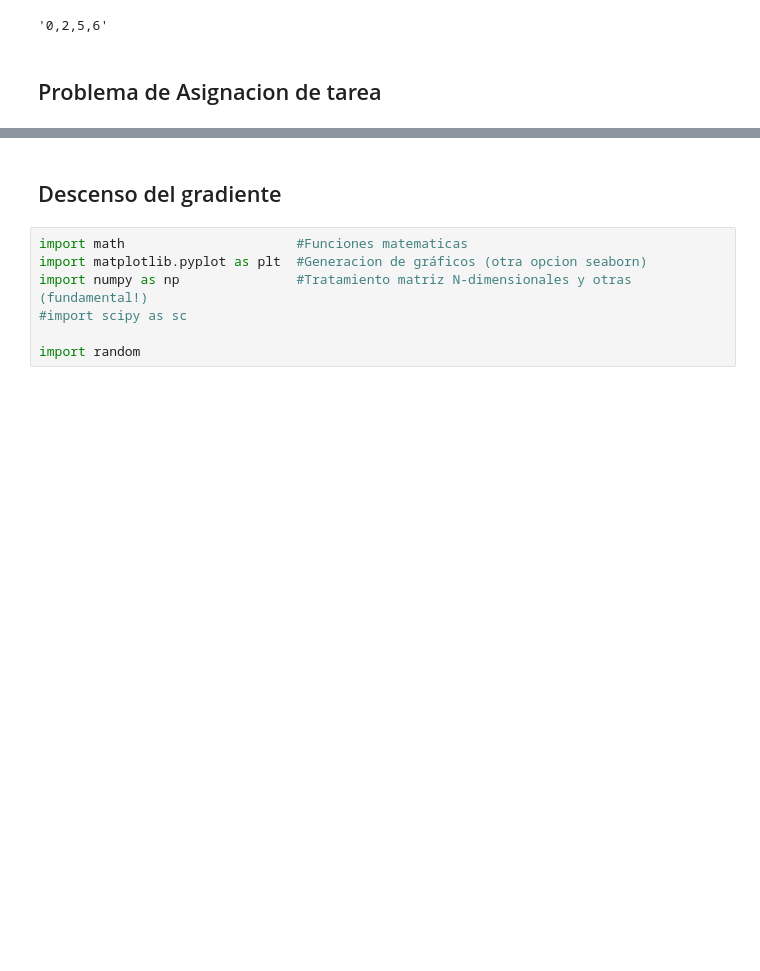
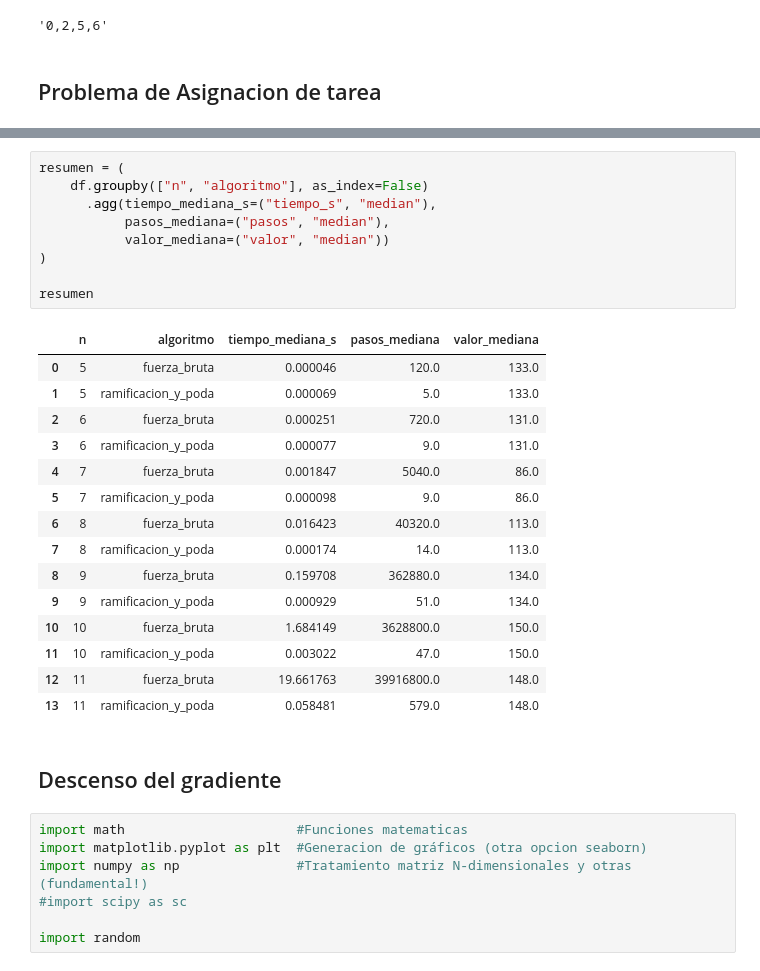
Before and after one commit to marcgpastor/03_MIAR_activitats, a Jupyter notebook: 02_Algoritmos_AG2.ipynb, the cells around one changed output, grey strips where cells are left out. Drawn from its saved outputs; the diff is of its cells as text; blank space fills up the shorter version.

```diff
--- a/02_Algoritmos_AG2.ipynb
+++ b/02_Algoritmos_AG2.ipynb
@@ -356,3 +586,28 @@ La solucion final es: (1, 2, 0, 3) con coste 64.0 en 10 iteraciones para dimensi
+# %%
+resumen = (
+    df.groupby(["n", "algoritmo"], as_index=False)
+      .agg(tiempo_mediana_s=("tiempo_s", "median"),
+           pasos_mediana=("pasos", "median"),
+           valor_mediana=("valor", "median"))
+)
+
+resumen
+# %% [output]
+|  | n | algoritmo | tiempo_mediana_s | pasos_mediana | valor_mediana |
+| 0 | 5 | fuerza_bruta | 0.000046 | 120.0 | 133.0 |
+| 1 | 5 | ramificacion_y_poda | 0.000069 | 5.0 | 133.0 |
+| 2 | 6 | fuerza_bruta | 0.000251 | 720.0 | 131.0 |
+| 3 | 6 | ramificacion_y_poda | 0.000077 | 9.0 | 131.0 |
+| 4 | 7 | fuerza_bruta | 0.001847 | 5040.0 | 86.0 |
+| 5 | 7 | ramificacion_y_poda | 0.000098 | 9.0 | 86.0 |
+| 6 | 8 | fuerza_bruta | 0.016423 | 40320.0 | 113.0 |
+| 7 | 8 | ramificacion_y_poda | 0.000174 | 14.0 | 113.0 |
+| 8 | 9 | fuerza_bruta | 0.159708 | 362880.0 | 134.0 |
+| 9 | 9 | ramificacion_y_poda | 0.000929 | 51.0 | 134.0 |
+| 10 | 10 | fuerza_bruta | 1.684149 | 3628800.0 | 150.0 |
+| 11 | 10 | ramificacion_y_poda | 0.003022 | 47.0 | 150.0 |
+| 12 | 11 | fuerza_bruta | 19.661763 | 39916800.0 | 148.0 |
+| 13 | 11 | ramificacion_y_poda | 0.058481 | 579.0 | 148.0 |
 # %% [markdown]
 ## Descenso del gradiente
 # %%
```
Also changed, not shown: parts of 21 cells of this notebook.
